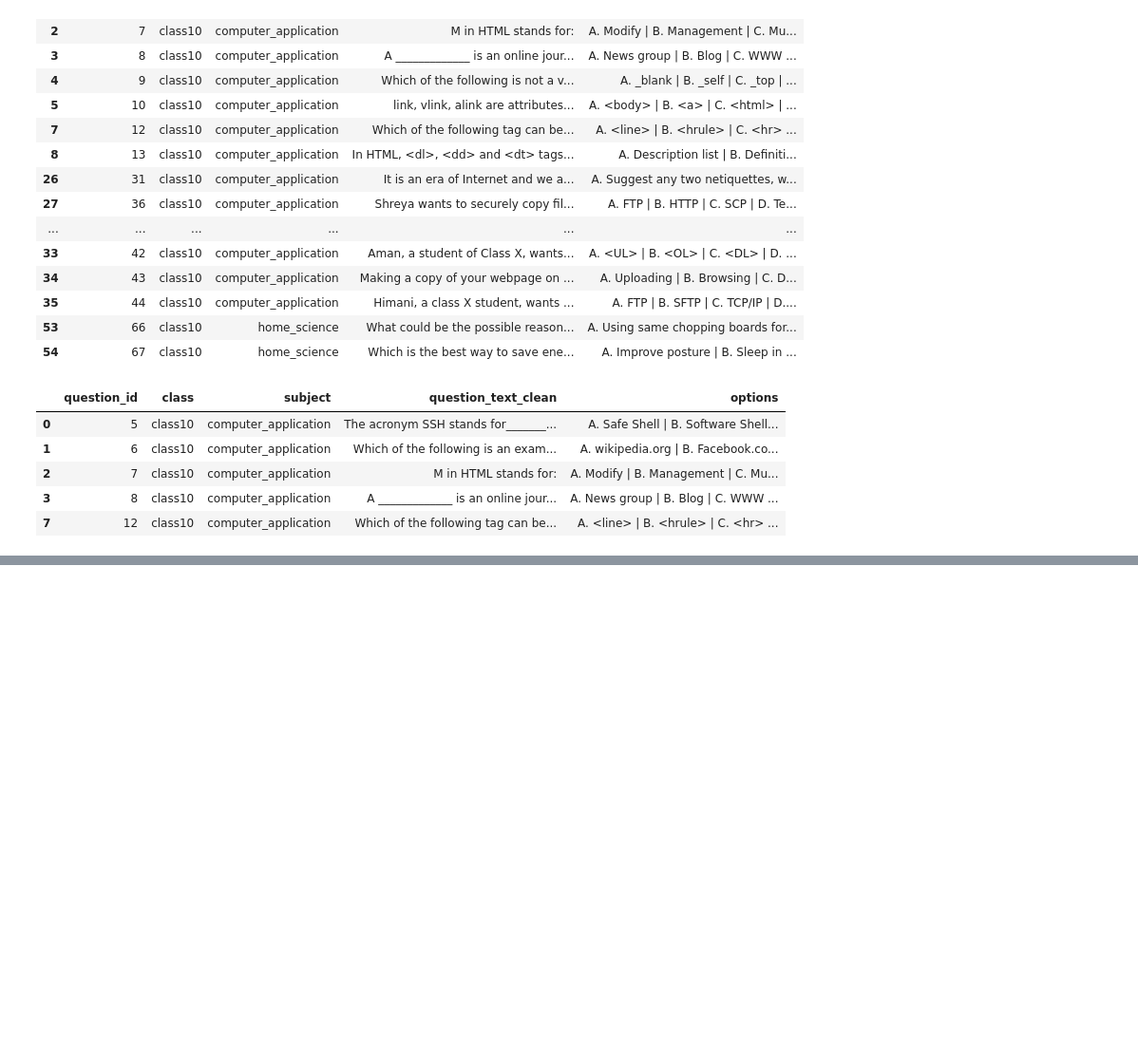
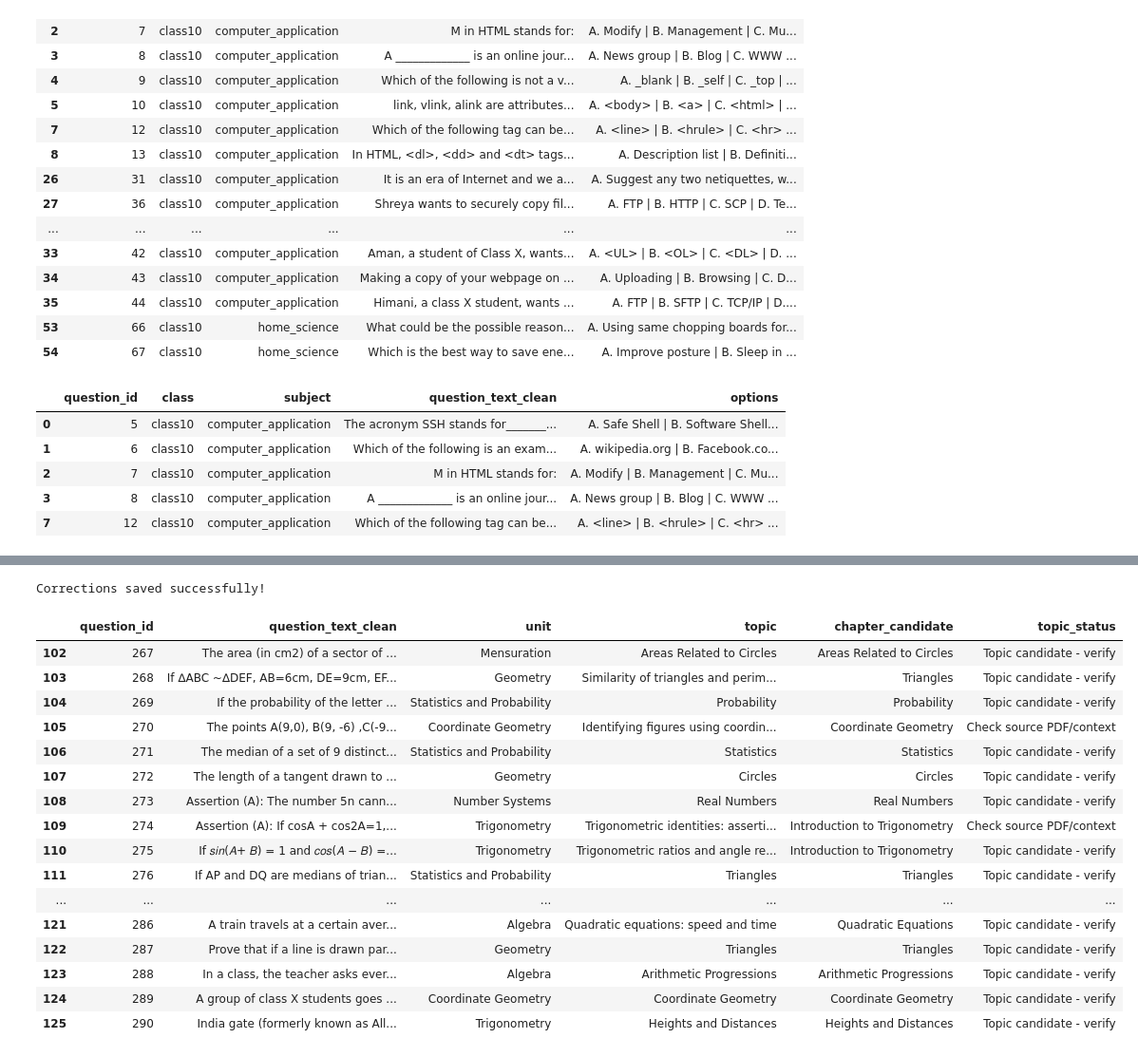
Before and after one commit to Rekha-vivek/CBSE_AI_Assessment, a Jupyter notebook: notebooks/cbse_pdf_extraction.ipynb, the cells around one changed output, grey strips where cells are left out. Shown at 95% size. Cells and saved outputs as stored; diff of their text form; code cells hidden in the pictures; blank space fills up the shorter version.

```diff
--- a/notebooks/cbse_pdf_extraction.ipynb
+++ b/notebooks/cbse_pdf_extraction.ipynb
@@ -1946,0 +2976,65 @@ display(
+# %%
+# Question 257: the question asks about lines that are NOT parallel
+mask = final_mapping["question_id"] == 257
+final_mapping.loc[mask, "topic"] = (
+    "Conditions for parallel and non-parallel lines"
+)
+final_mapping.loc[mask, "topic_status"] = (
+    "Topic refined - verify"
+)
+
+# Question 261: the question focuses on areas of intersecting circles
+mask = final_mapping["question_id"] == 261
+final_mapping.loc[mask, "unit"] = "Mensuration"
+final_mapping.loc[mask, "topic"] = (
+    "Area of overlapping circular regions"
+)
+final_mapping.loc[mask, "chapter_candidate"] = (
+    "Areas Related to Circles"
+)
+final_mapping.loc[mask, "topic_status"] = (
+    "Candidate corrected - verify original figure"
+)
+
+final_mapping.to_csv(
+    "data/processed/class10_maths_unit_chapter_candidates.csv",
+    index=False
+)
+
+print("Corrections saved successfully!")
+# %% [output]
+Corrections saved successfully!
+# %%
+# Display the remaining questions after ID 266
+remaining_df = final_mapping.loc[
+    final_mapping["question_id"] > 266,
+    [
+        "question_id",
+        "question_text_clean",
+        "unit",
+        "topic",
+        "chapter_candidate",
+        "topic_status"
+    ]
+].sort_values("question_id")
+
+pd.set_option("display.max_colwidth", None)
+display(remaining_df)
+# %% [output]
+|  | question_id | question_text_clean | unit | topic | chapter_candidate | topic_status |
+| 102 | 267 | The area (in cm2) of a sector of ... | Mensuration | Areas Related to Circles | Areas Related to Circles | Topic candidate - verify |
+| 103 | 268 | If ∆ABC ~∆DEF, AB=6cm, DE=9cm, EF... | Geometry | Similarity of triangles and perim... | Triangles | Topic candidate - verify |
+| 104 | 269 | If the probability of the letter ... | Statistics and Probability | Probability | Probability | Topic candidate - verify |
+| 105 | 270 | The points A(9,0), B(9, -6) ,C(-9... | Coordinate Geometry | Identifying figures using coordin... | Coordinate Geometry | Check source PDF/context |
+| 106 | 271 | The median of a set of 9 distinct... | Statistics and Probability | Statistics | Statistics | Topic candidate - verify |
+| 107 | 272 | The length of a tangent drawn to ... | Geometry | Circles | Circles | Topic candidate - verify |
+| 108 | 273 | Assertion (A): The number 5n cann... | Number Systems | Real Numbers | Real Numbers | Topic candidate - verify |
+| 109 | 274 | Assertion (A): If cosA + cos2A=1,... | Trigonometry | Trigonometric identities: asserti... | Introduction to Trigonometry | Check source PDF/context |
+| 110 | 275 | If 𝑠𝑖𝑛(𝐴+ 𝐵) = 1 and 𝑐𝑜𝑠(𝐴 − 𝐵) =... | Trigonometry | Trigonometric ratios and angle re... | Introduction to Trigonometry | Topic candidate - verify |
+| 111 | 276 | If AP and DQ are medians of trian... | Statistics and Probability | Triangles | Triangles | Topic candidate - verify |
+| ... | ... | ... | ... | ... | ... | ... |
+| 121 | 286 | A train travels at a certain aver... | Algebra | Quadratic equations: speed and time | Quadratic Equations | Topic candidate - verify |
+| 122 | 287 | Prove that if a line is drawn par... | Geometry | Triangles | Triangles | Topic candidate - verify |
+| 123 | 288 | In a class, the teacher asks ever... | Algebra | Arithmetic Progressions | Arithmetic Progressions | Topic candidate - verify |
+| 124 | 289 | A group of class X students goes ... | Coordinate Geometry | Coordinate Geometry | Coordinate Geometry | Topic candidate - verify |
+| 125 | 290 | India gate (formerly known as All... | Trigonometry | Heights and Distances | Heights and Distances | Topic candidate - verify |
```
Also changed, not shown: parts of 38 cells of this notebook, 18 other files.
